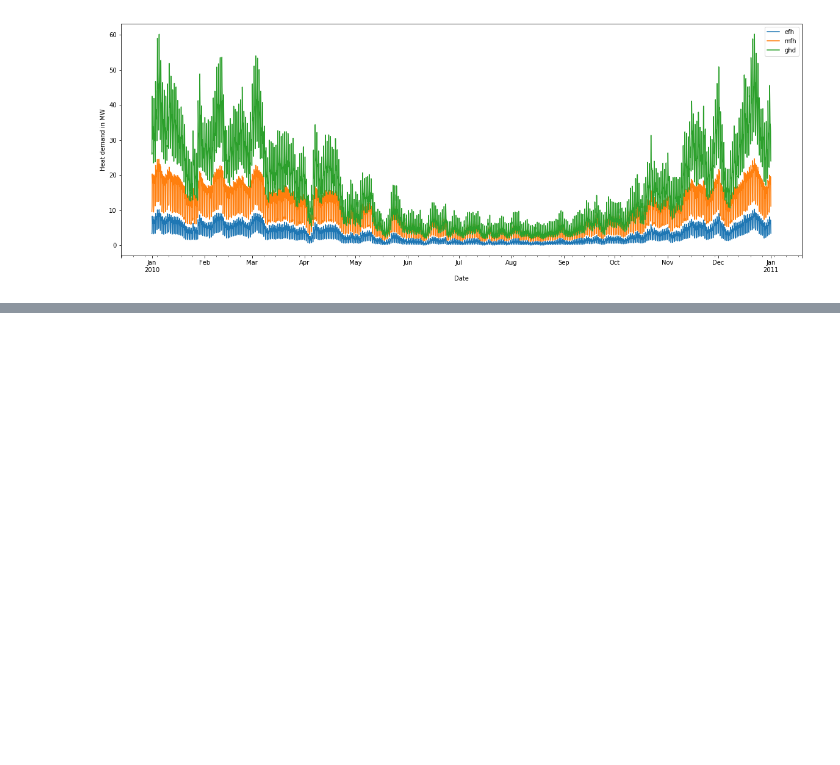
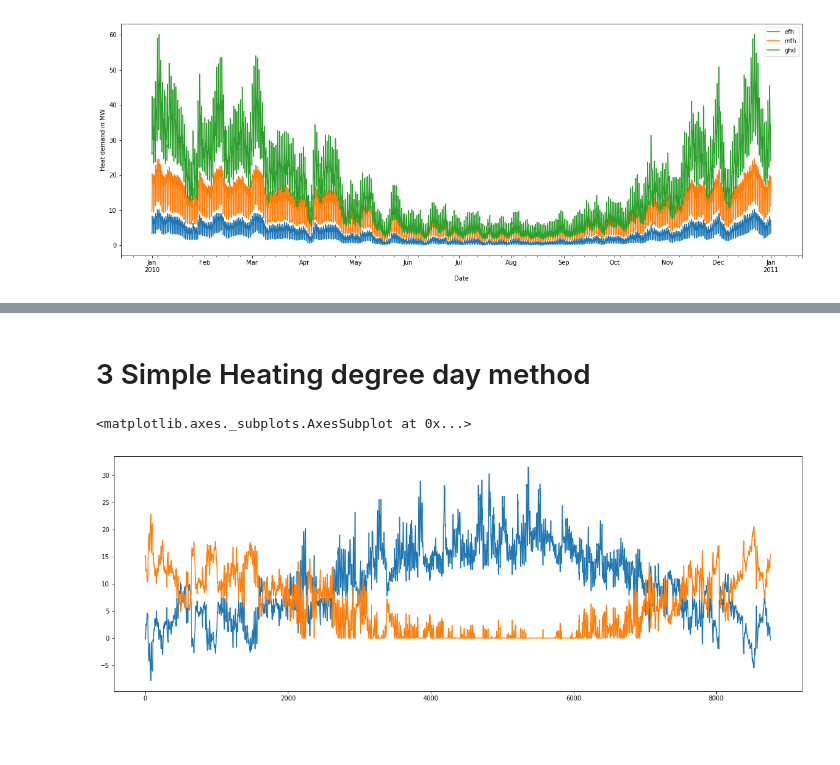
Before and after one commit to jnnr/models_oemof, a Jupyter notebook: example_demandlib/example_demandlib.ipynb, the cells around one changed output, grey strips where cells are left out. Saved outputs shown, nothing was run; the diff lists cells and outputs as text; code cells hidden in the pictures; blank space fills up the shorter version.

```diff
--- a/example_demandlib/example_demandlib.ipynb
+++ b/example_demandlib/example_demandlib.ipynb
@@ -138,0 +179,13 @@ We could collect our experience about the validity!
+# %% [markdown]
+# 3 Simple Heating degree day method
+# %%
+temperature = pd.read_csv(filename)["temperature"]
+temperature.plot()
+hdd_demand = -temperature.copy() + 15
+(hdd_demand.loc[temperature>15]) = 0
+hdd_demand.plot()
+# %% [output]
+<matplotlib.axes._subplots.AxesSubplot at 0x...>
+[figure, added]
+# %% [markdown]
+######
```
Also changed, not shown: parts of 13 cells of this notebook.
